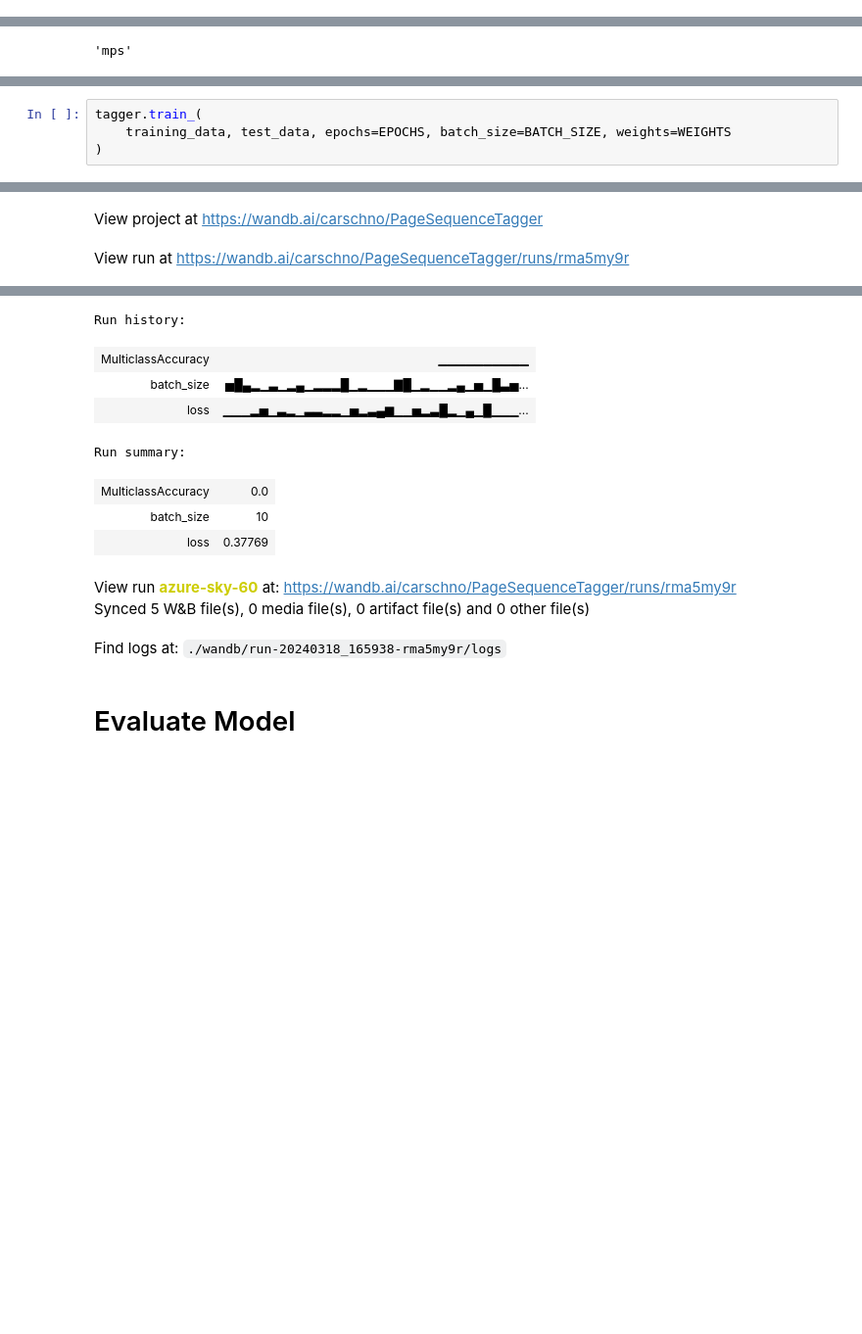
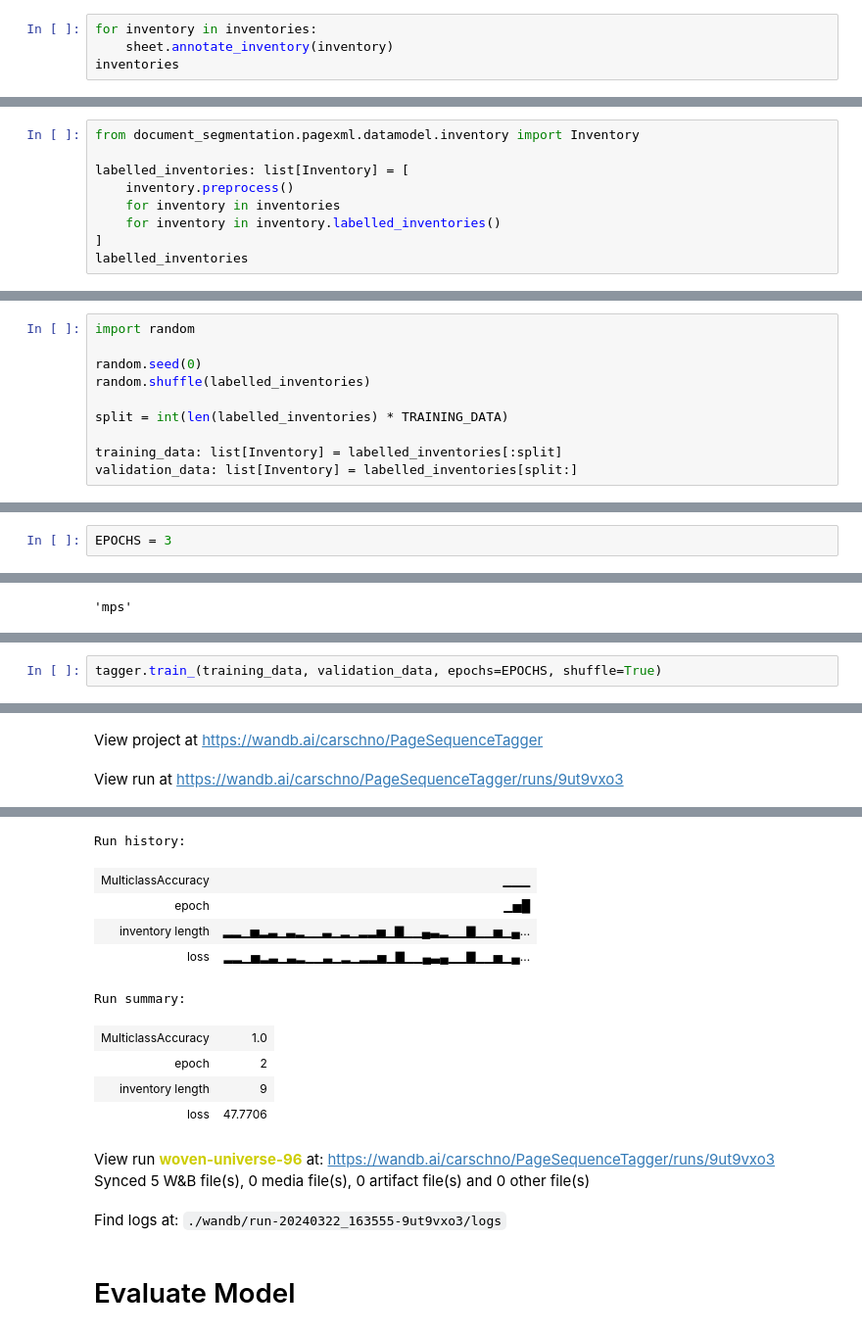
Before and after one commit to LAHTeR/document_segmentation, a Jupyter notebook: notebooks/page_sequence_tagger_generale_missiven.ipynb, the cells around one changed output, grey strips where cells are left out. Shown at 98% size. Saved outputs shown, nothing was run; the diff lists cells and outputs as text; blank space fills up the shorter version.

```diff
--- a/notebooks/page_sequence_tagger_generale_missiven.ipynb
+++ b/notebooks/page_sequence_tagger_generale_missiven.ipynb
@@ -20,0 +38,4 @@ documents = sheet.download(GENERALE_MISSIVEN_DOCUMENT_DIR, N)
+# %%
+for inventory in inventories:
+    sheet.annotate_inventory(inventory)
+inventories
@@ -45,0 +69,9 @@ training_data, test_data = dataset.split(TRAINING_DATA)
+# %%
+from document_segmentation.pagexml.datamodel.inventory import Inventory
+
+labelled_inventories: list[Inventory] = [
+    inventory.preprocess()
+    for inventory in inventories
+    for inventory in inventory.labelled_inventories()
+]
+labelled_inventories
@@ -46 +96,11 @@ training_data, test_data = dataset.split(TRAINING_DATA)
+# %%
+import random
+
+random.seed(0)
+random.shuffle(labelled_inventories)
+
+split = int(len(labelled_inventories) * TRAINING_DATA)
+
+training_data: list[Inventory] = labelled_inventories[:split]
+validation_data: list[Inventory] = labelled_inventories[split:]
 # %%
@@ -59,0 +150,2 @@ WEIGHTS = dataset.class_weights()
+# %%
+EPOCHS = 3
@@ -86,7 +180,5 @@ PageSequenceTagger(
   (_softmax): Softmax(dim=1)
 )
 # %%
-tagger.train_(
-    training_data, test_data, epochs=EPOCHS, batch_size=BATCH_SIZE, weights=WEIGHTS
-)
+tagger.train_(training_data, validation_data, epochs=EPOCHS, shuffle=True)
 # %% [output]
@@ -98,3 +192,3 @@ Syncing run azure-sky-60 to Weights & Biases (docs)
 View project at https://wandb.ai/carschno/PageSequenceTagger
-View run at https://wandb.ai/carschno/PageSequenceTagger/runs/rma5my9r
+View run at https://wandb.ai/carschno/PageSequenceTagger/runs/9ut9vxo3
 WARNING:root:tensor([[0],
@@ -115,16 +205,18 @@ WARNING:root:One or more NaNs identified, as no ground-truth instances of [3] ha
 WARNING:root:Warning: Some classes do not exist in the target. F1 scores for these classes will be cast to zeros.
 wandb: WARNING Source type is set to 'repo' but some required information is missing from the environment. A job will not be created from this run. See https://docs.wandb.ai/guides/launch/create-job
 Run history:
-| MulticlassAccuracy | ▁▁▁▁▁▁▁▁▁▁ |
-| batch_size | ▅█▄▂▁▃▁▂▄▁▂▂▂█▁▂▁▁▁▇█▁▂▁▁▂▄▁▅▁█▃▅... |
-| loss | ▁▁▁▂▅▁▃▂▁▃▃▂▂▁▅▂▃▄▆▁▁▅▂▃█▂▁▄▁█▁▁▁... |
+| MulticlassAccuracy | ▁▁▁ |
+| epoch | ▁▅█ |
+| inventory length | ▂▂▁▅▂▃▁▃▂▁▁▃▁▂▁▂▂▅▁▇▁▁▄▃▂▁▁▇▁▁▅▁▄... |
+| loss | ▂▂▁▅▂▃▁▃▂▁▁▃▁▂▁▂▂▅▁▇▁▁▄▃▄▁▁▇▁▁▅▁▄... |
 Run summary:
-| MulticlassAccuracy | 0.0 |
-| batch_size | 10 |
-| loss | 0.37769 |
+| MulticlassAccuracy | 1.0 |
+| epoch | 2 |
+| inventory length | 9 |
+| loss | 47.7706 |
-View run azure-sky-60 at: https://wandb.ai/carschno/PageSequenceTagger/runs/rma5my9r
+View run woven-universe-96 at: https://wandb.ai/carschno/PageSequenceTagger/runs/9ut9vxo3
 Synced 5 W&B file(s), 0 media file(s), 0 artifact file(s) and 0 other file(s)
-Find logs at: ./wandb/run-20240318_165938-rma5my9r/logs
+Find logs at: ./wandb/run-20240322_163555-9ut9vxo3/logs
 # %% [markdown]
 # Evaluate Model
 # %%
```
Also changed, not shown: parts of 18 cells of this notebook.
